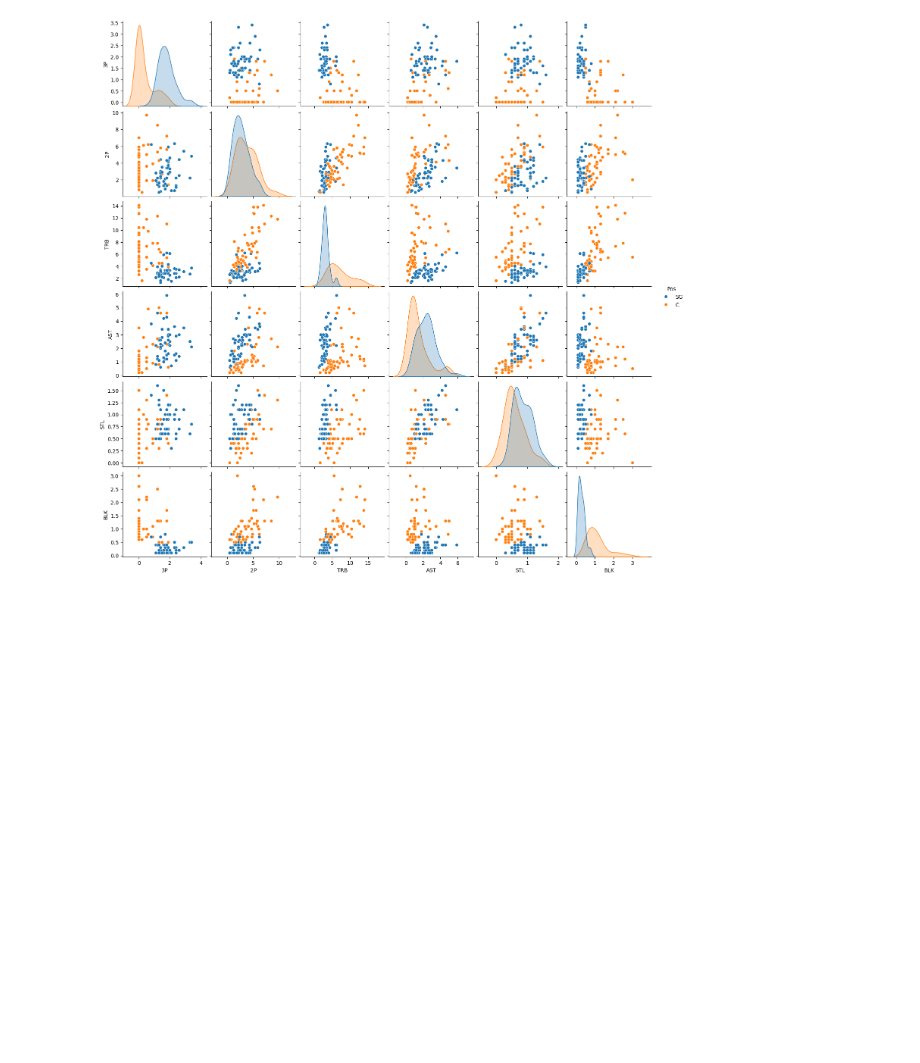
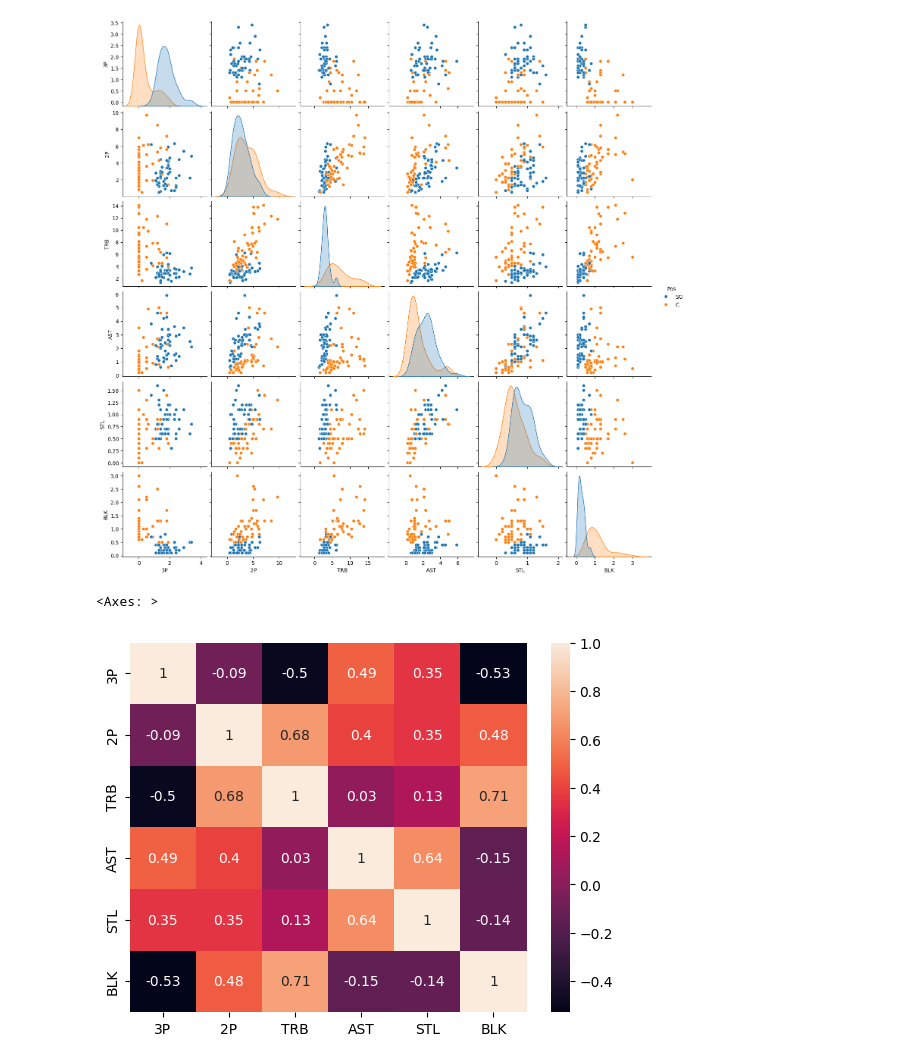
Before and after one commit to JangWoojun/Machine-Learning, a Jupyter notebook: 농구.ipynb, the cells around one changed output. Saved outputs shown, nothing was run; the diff lists cells and outputs as text; code cells hidden in the pictures; blank space fills up the shorter version.

```diff
--- a/농구.ipynb
+++ b/농구.ipynb
@@ -56,3 +56,9 @@ sns.pairplot(basketball, hue="Pos")
 # %% [output]
 <seaborn.axisgrid.PairGrid at 0x...>
 [figure]
+# %%
+# 상관관계 분석
+sns.heatmap(basketball.drop("Pos", axis = 1).corr().round(2), annot=True)
+# %% [output]
+<Axes: >
+[figure, added]
```
Also changed, not shown: parts of 4 cells of this notebook.
